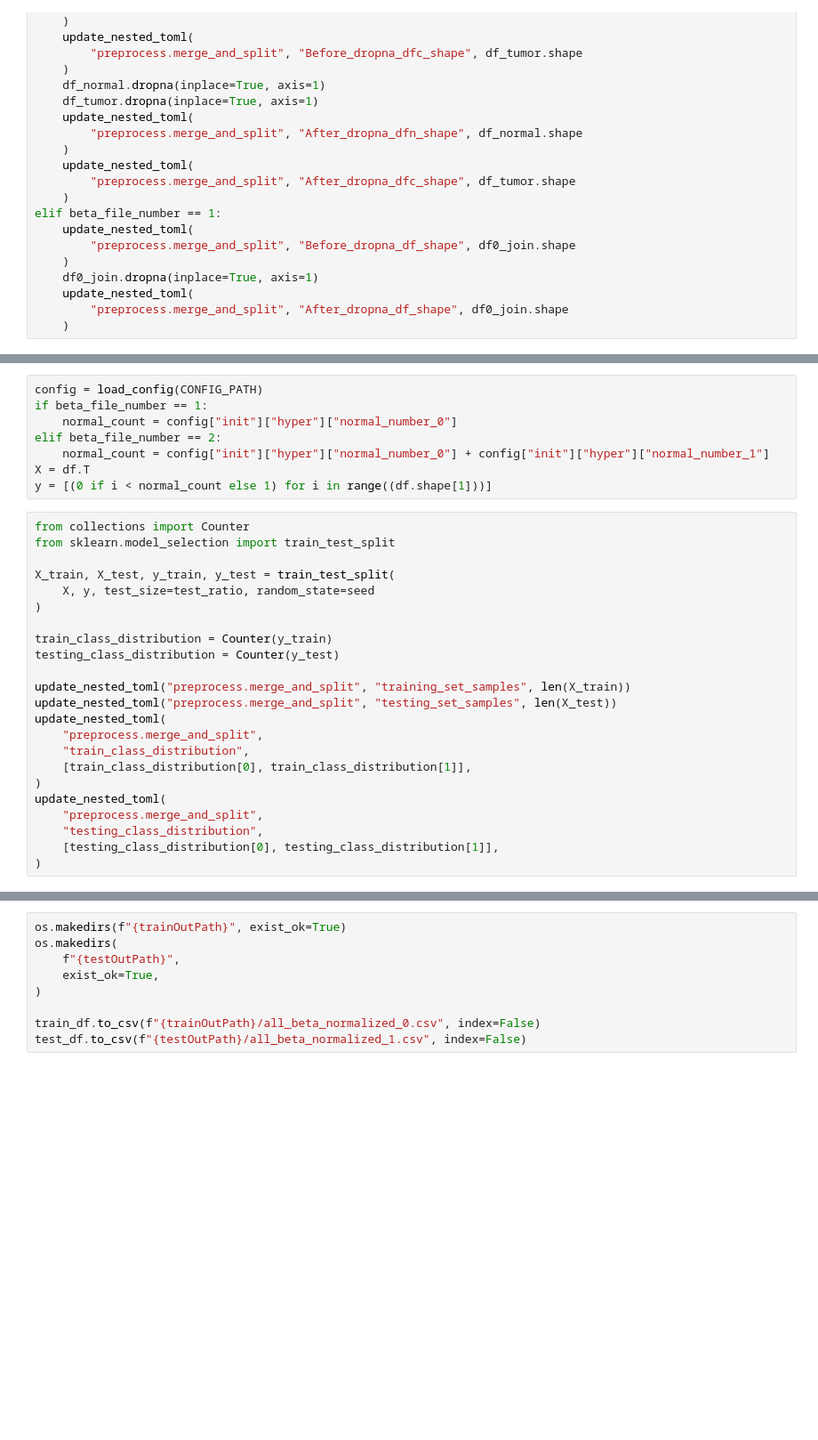
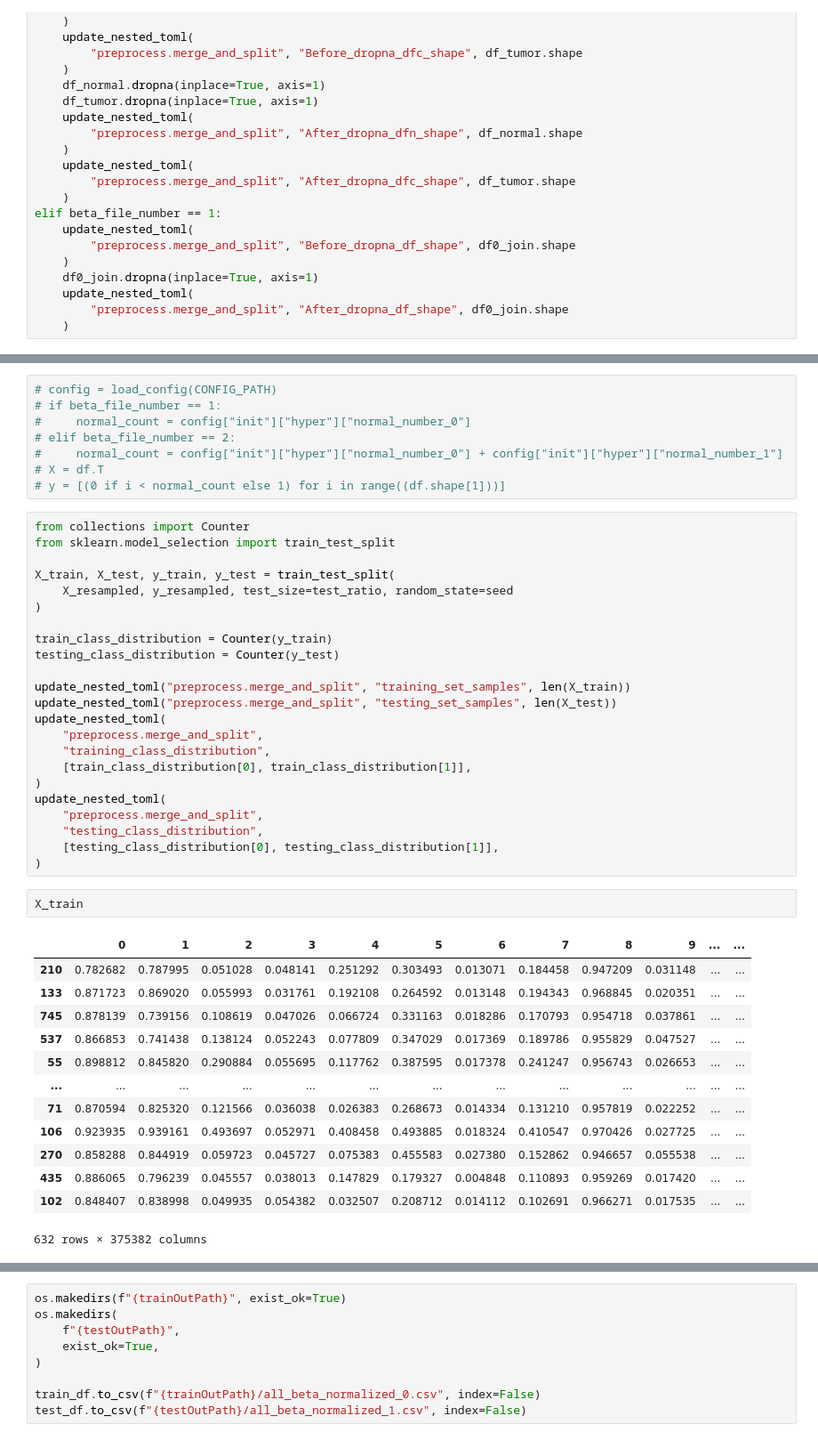
Before and after one commit to BioTechCo/main_project, a Jupyter notebook: notebooks/orange_pipeline_orchestrator.ipynb, the cells around one changed output, grey strips where cells are left out. Shown at 89% size. Saved outputs shown, nothing was run; the diff lists cells and outputs as text; blank space fills up the shorter version.

```diff
--- a/notebooks/orange_pipeline_orchestrator.ipynb
+++ b/notebooks/orange_pipeline_orchestrator.ipynb
@@ -136,17 +198,17 @@ df
 # %%
-config = load_config(CONFIG_PATH)
-if beta_file_number == 1:
-    normal_count = config["init"]["hyper"]["normal_number_0"]
-elif beta_file_number == 2:
-    normal_count = config["init"]["hyper"]["normal_number_0"] + config["init"]["hyper"]["normal_number_1"]
-X = df.T
-y = [(0 if i < normal_count else 1) for i in range((df.shape[1]))]
+# config = load_config(CONFIG_PATH)
+# if beta_file_number == 1:
+#     normal_count = config["init"]["hyper"]["normal_number_0"]
+# elif beta_file_number == 2:
+#     normal_count = config["init"]["hyper"]["normal_number_0"] + config["init"]["hyper"]["normal_number_1"]
+# X = df.T
+# y = [(0 if i < normal_count else 1) for i in range((df.shape[1]))]
 # %%
 from collections import Counter
 from sklearn.model_selection import train_test_split
 
 X_train, X_test, y_train, y_test = train_test_split(
-    X, y, test_size=test_ratio, random_state=seed
+    X_resampled, y_resampled, test_size=test_ratio, random_state=seed
 )
 
 train_class_distribution = Counter(y_train)
@@ -156,7 +218,7 @@ update_nested_toml("preprocess.merge_and_split", "training_set_samples", len(X_t
 update_nested_toml("preprocess.merge_and_split", "testing_set_samples", len(X_test))
 update_nested_toml(
     "preprocess.merge_and_split",
-    "train_class_distribution",
+    "training_class_distribution",
     [train_class_distribution[0], train_class_distribution[1]],
 )
 update_nested_toml(
@@ -164,6 +226,22 @@ update_nested_toml(
     "testing_class_distribution",
     [testing_class_distribution[0], testing_class_distribution[1]],
 )
+# %%
+X_train
+# %% [output]
+|  | 0 | 1 | 2 | 3 | 4 | 5 | 6 | 7 | 8 | 9 | ... | ... |
+| 210 | 0.782682 | 0.787995 | 0.051028 | 0.048141 | 0.251292 | 0.303493 | 0.013071 | 0.184458 | 0.947209 | 0.031148 | ... | ... |
+| 133 | 0.871723 | 0.869020 | 0.055993 | 0.031761 | 0.192108 | 0.264592 | 0.013148 | 0.194343 | 0.968845 | 0.020351 | ... | ... |
+| 745 | 0.878139 | 0.739156 | 0.108619 | 0.047026 | 0.066724 | 0.331163 | 0.018286 | 0.170793 | 0.954718 | 0.037861 | ... | ... |
+| 537 | 0.866853 | 0.741438 | 0.138124 | 0.052243 | 0.077809 | 0.347029 | 0.017369 | 0.189786 | 0.955829 | 0.047527 | ... | ... |
+| 55 | 0.898812 | 0.845820 | 0.290884 | 0.055695 | 0.117762 | 0.387595 | 0.017378 | 0.241247 | 0.956743 | 0.026653 | ... | ... |
+| ... | ... | ... | ... | ... | ... | ... | ... | ... | ... | ... | ... | ... |
+| 71 | 0.870594 | 0.825320 | 0.121566 | 0.036038 | 0.026383 | 0.268673 | 0.014334 | 0.131210 | 0.957819 | 0.022252 | ... | ... |
+| 106 | 0.923935 | 0.939161 | 0.493697 | 0.052971 | 0.408458 | 0.493885 | 0.018324 | 0.410547 | 0.970426 | 0.027725 | ... | ... |
+| 270 | 0.858288 | 0.844919 | 0.059723 | 0.045727 | 0.075383 | 0.455583 | 0.027380 | 0.152862 | 0.946657 | 0.055538 | ... | ... |
+| 435 | 0.886065 | 0.796239 | 0.045557 | 0.038013 | 0.147829 | 0.179327 | 0.004848 | 0.110893 | 0.959269 | 0.017420 | ... | ... |
+| 102 | 0.848407 | 0.838998 | 0.049935 | 0.054382 | 0.032507 | 0.208712 | 0.014112 | 0.102691 | 0.966271 | 0.017535 | ... | ... |
+632 rows × 375382 columns
 # %%
 X_train.columns = feature_name
 X_train["label"] = y_train
```
Also changed, not shown: parts of 18 cells of this notebook.
